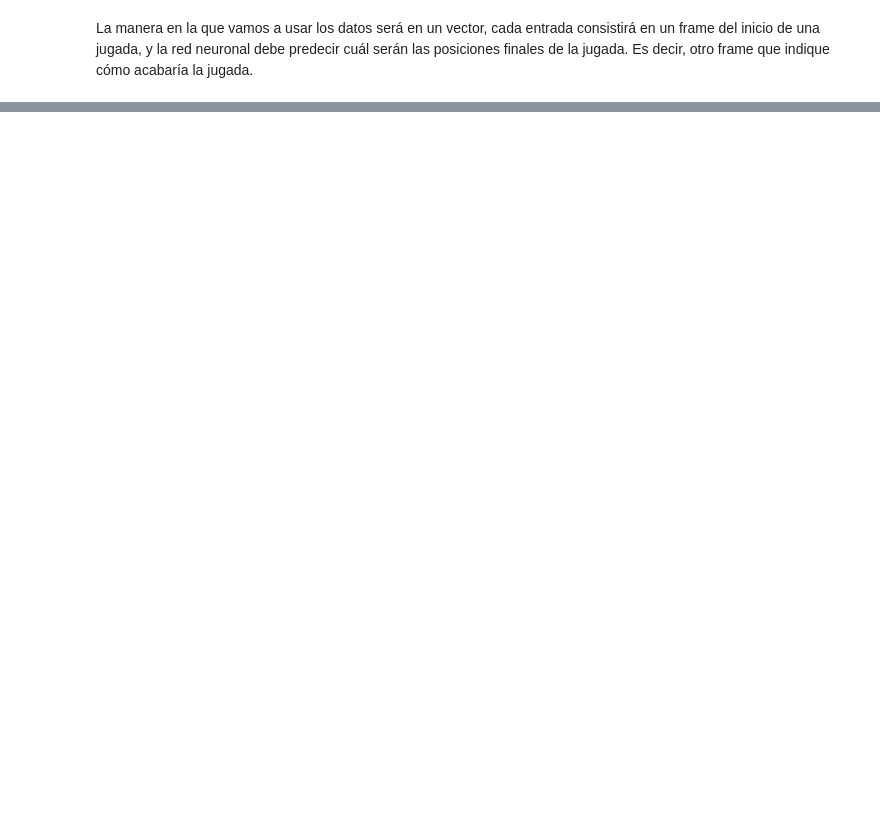
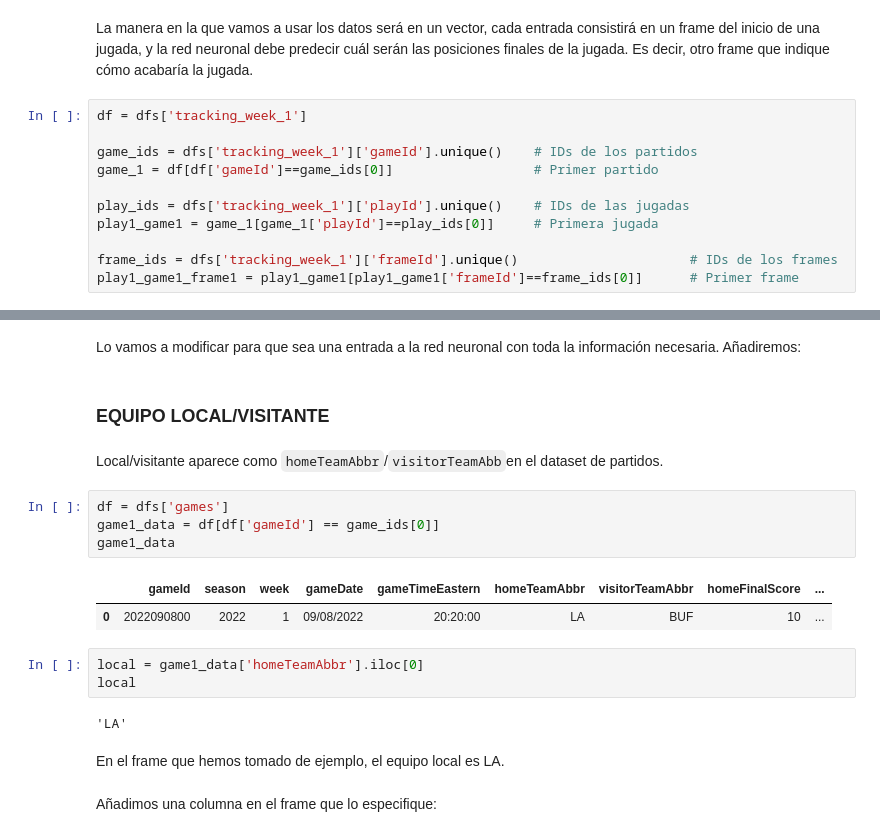
Before and after one commit to Alf-caput/NFL2022_TacklePredictNN, a Jupyter notebook: Practica_final.ipynb, the cells around one changed output, grey strips where cells are left out. Saved outputs shown, nothing was run; the diff lists cells and outputs as text; blank space fills up the shorter version.

```diff
--- a/Practica_final.ipynb
+++ b/Practica_final.ipynb
@@ -246,2 +248,13 @@ Index(['gameId', 'playId', 'ballCarrierId', 'ballCarrierDisplayName',
 # %% [markdown]
 La manera en la que vamos a usar los datos será en un vector, cada entrada consistirá en un frame del inicio de una jugada, y la red neuronal debe predecir cuál serán las posiciones finales de la jugada. Es decir, otro frame que indique cómo acabaría la jugada.
+# %%
+df = dfs['tracking_week_1']
+
+game_ids = dfs['tracking_week_1']['gameId'].unique()    # IDs de los partidos
+game_1 = df[df['gameId']==game_ids[0]]                  # Primer partido
+
+play_ids = dfs['tracking_week_1']['playId'].unique()    # IDs de las jugadas
+play1_game1 = game_1[game_1['playId']==play_ids[0]]     # Primera jugada
+
+frame_ids = dfs['tracking_week_1']['frameId'].unique()                      # IDs de los frames
+play1_game1_frame1 = play1_game1[play1_game1['frameId']==frame_ids[0]]      # Primer frame
@@ -247,0 +270,22 @@ La manera en la que vamos a usar los datos será en un vector, cada entrada cons
+# %% [markdown]
+Lo vamos a modificar para que sea una entrada a la red neuronal con toda la información necesaria. Añadiremos:
+# %% [markdown]
+### EQUIPO LOCAL/VISITANTE
+# %% [markdown]
+Local/visitante aparece como `homeTeamAbbr`/`visitorTeamAbb`en el dataset de partidos.
+# %%
+df = dfs['games']
+game1_data = df[df['gameId'] == game_ids[0]]
+game1_data
+# %% [output]
+|  | gameId | season | week | gameDate | gameTimeEastern | homeTeamAbbr | visitorTeamAbbr | homeFinalScore | ... |
+| 0 | 2022090800 | 2022 | 1 | 09/08/2022 | 20:20:00 | LA | BUF | 10 | ... |
+# %%
+local = game1_data['homeTeamAbbr'].iloc[0]
+local
+# %% [output]
+'LA'
+# %% [markdown]
+En el frame que hemos tomado de ejemplo, el equipo local es LA.
+# %% [markdown]
+Añadimos una columna en el frame que lo especifique:
```
Also changed, not shown: parts of 23 cells of this notebook.
